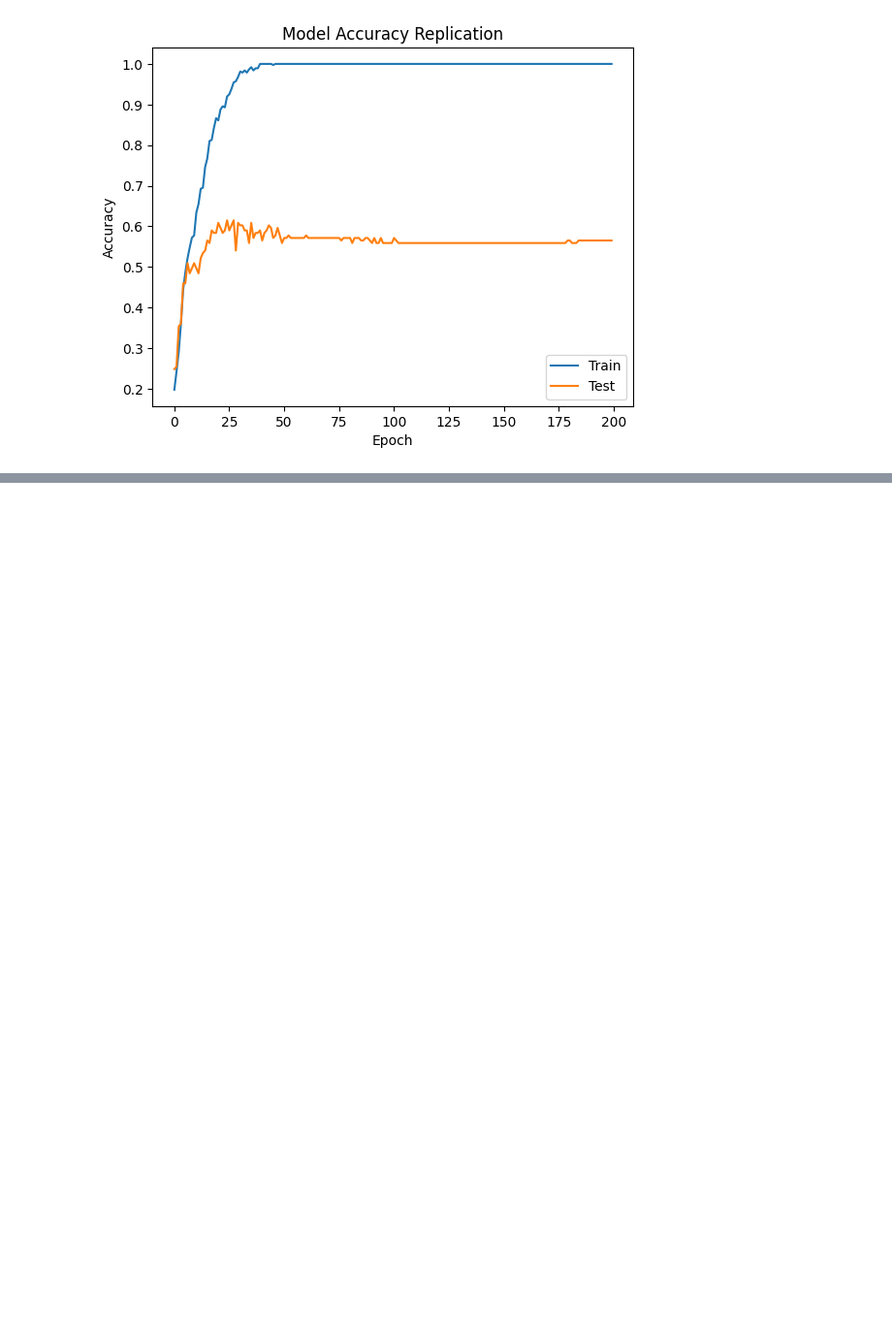
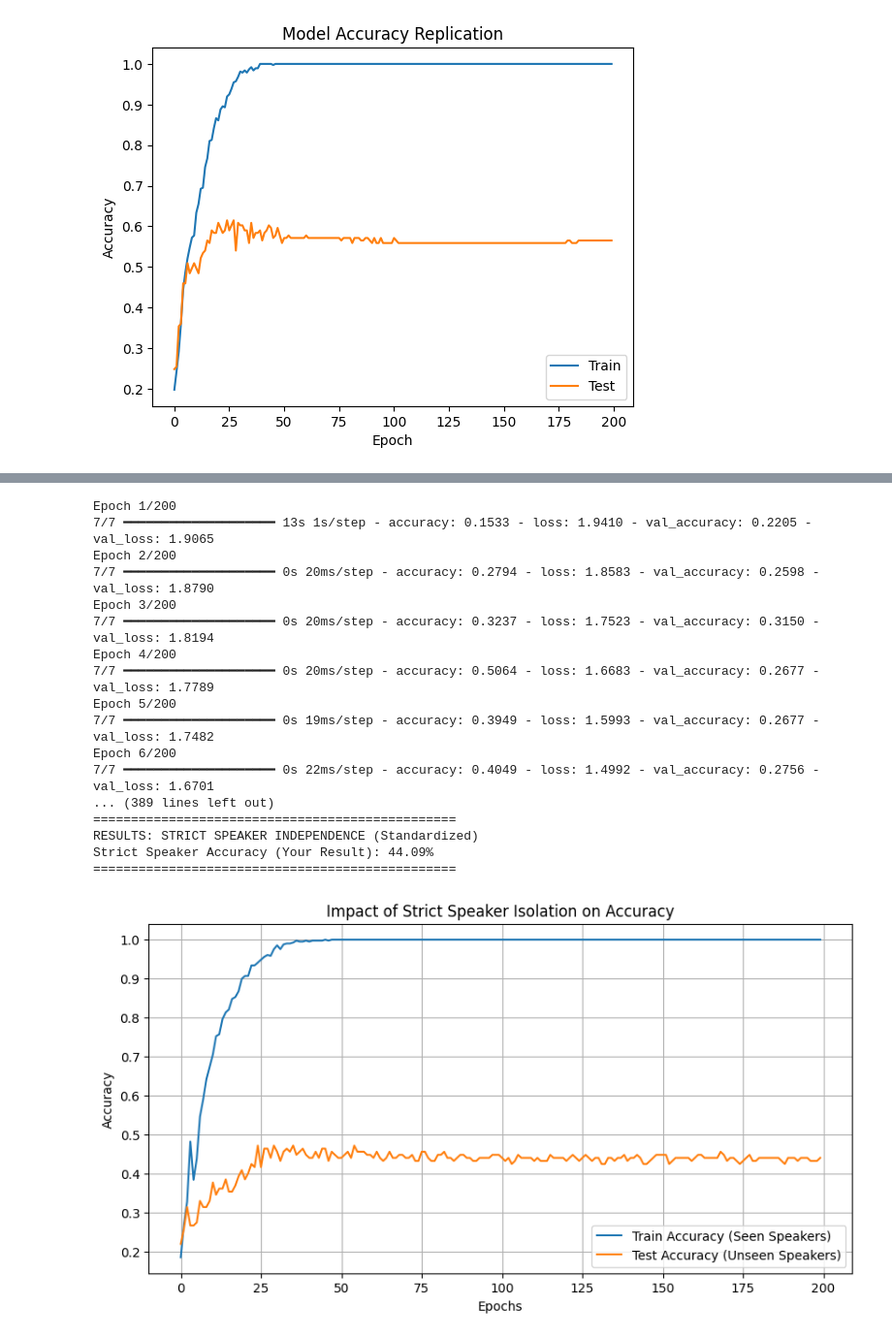
Before and after one commit to Baah134/Baah134, a Jupyter notebook: SER_CARINE/Paper_1.ipynb, the cells around one changed output, grey strips where cells are left out. Shown at 97% size. Cells and saved outputs as stored; diff of their text form; code cells hidden in the pictures; blank space fills up the shorter version.

```diff
--- a/SER_CARINE/Paper_1.ipynb
+++ b/SER_CARINE/Paper_1.ipynb
@@ -426,0 +585,48 @@ Achieved Accuracy:       56.52%
+# %%
+history = model_emodb_diff_speakers.fit(
+    X_train, Y_train,
+    epochs=200,          # [cite: 624]
+    batch_size=64,       # [cite: 623]
+    validation_data=(X_test, Y_test),
+    verbose=1
+)
+
+# ==========================================
+# 6. RESULTS ANALYSIS
+# ==========================================
+test_loss, test_acc = model_emodb_diff_speakers.evaluate(X_test, Y_test, verbose=0)
+
+print("\n================================================")
+print(f"RESULTS: STRICT SPEAKER INDEPENDENCE (Standardized)")
+print(f"Strict Speaker Accuracy (Your Result): {test_acc*100:.2f}%")
+print("================================================")
+
+# Plotting the Generalization Gap
+plt.figure(figsize=(10, 5))
+plt.plot(history.history['accuracy'], label='Train Accuracy (Seen Speakers)')
+plt.plot(history.history['val_accuracy'], label='Test Accuracy (Unseen Speakers)')
+plt.title('Impact of Strict Speaker Isolation on Accuracy')
+plt.xlabel('Epochs')
+plt.ylabel('Accuracy')
+plt.legend()
+plt.grid(True)
+plt.show()
+# %% [output]
+Epoch 1/200
+7/7 ━━━━━━━━━━━━━━━━━━━━ 13s 1s/step - accuracy: 0.1533 - loss: 1.9410 - val_accuracy: 0.2205 - val_loss: 1.9065
+Epoch 2/200
+7/7 ━━━━━━━━━━━━━━━━━━━━ 0s 20ms/step - accuracy: 0.2794 - loss: 1.8583 - val_accuracy: 0.2598 - val_loss: 1.8790
+Epoch 3/200
+7/7 ━━━━━━━━━━━━━━━━━━━━ 0s 20ms/step - accuracy: 0.3237 - loss: 1.7523 - val_accuracy: 0.3150 - val_loss: 1.8194
+Epoch 4/200
+7/7 ━━━━━━━━━━━━━━━━━━━━ 0s 20ms/step - accuracy: 0.5064 - loss: 1.6683 - val_accuracy: 0.2677 - val_loss: 1.7789
+Epoch 5/200
+7/7 ━━━━━━━━━━━━━━━━━━━━ 0s 19ms/step - accuracy: 0.3949 - loss: 1.5993 - val_accuracy: 0.2677 - val_loss: 1.7482
+Epoch 6/200
+7/7 ━━━━━━━━━━━━━━━━━━━━ 0s 22ms/step - accuracy: 0.4049 - loss: 1.4992 - val_accuracy: 0.2756 - val_loss: 1.6701
+... (389 lines left out)
+================================================
+RESULTS: STRICT SPEAKER INDEPENDENCE (Standardized)
+Strict Speaker Accuracy (Your Result): 44.09%
+================================================
+[figure, added]
```
Also changed, not shown: parts of 4 cells of this notebook.
